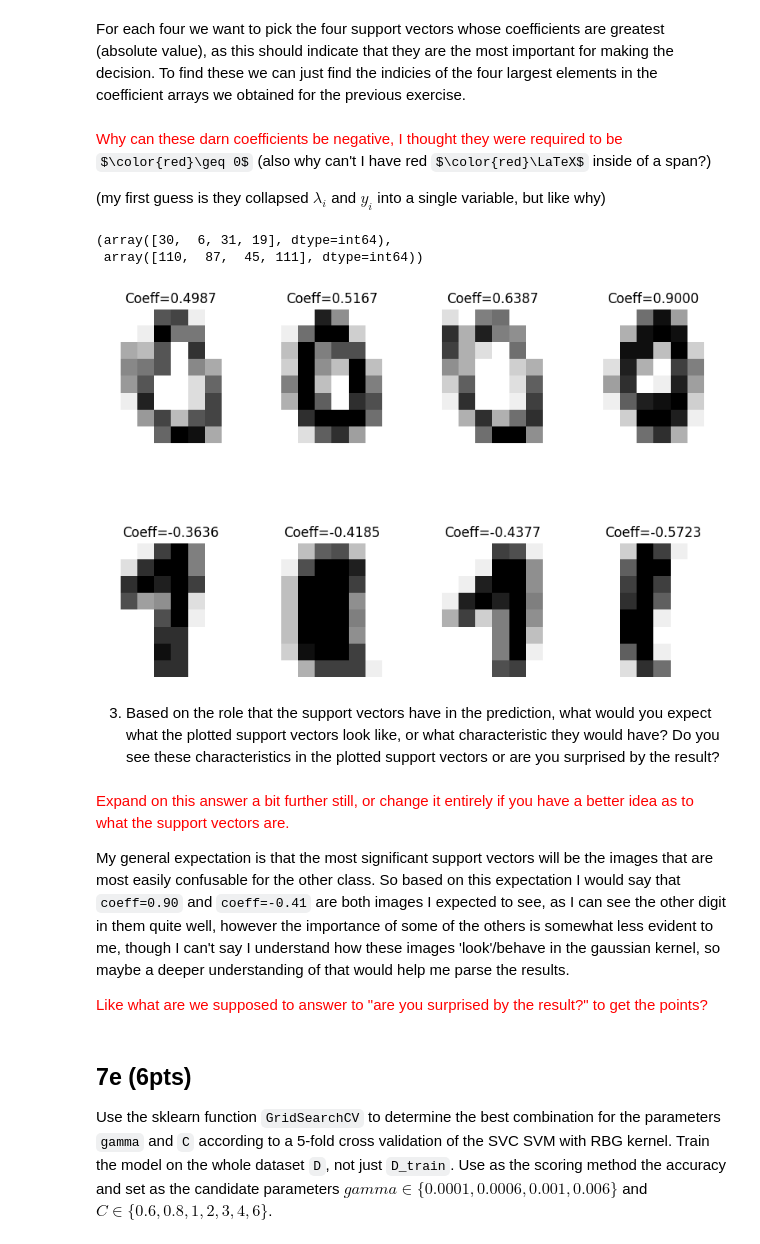
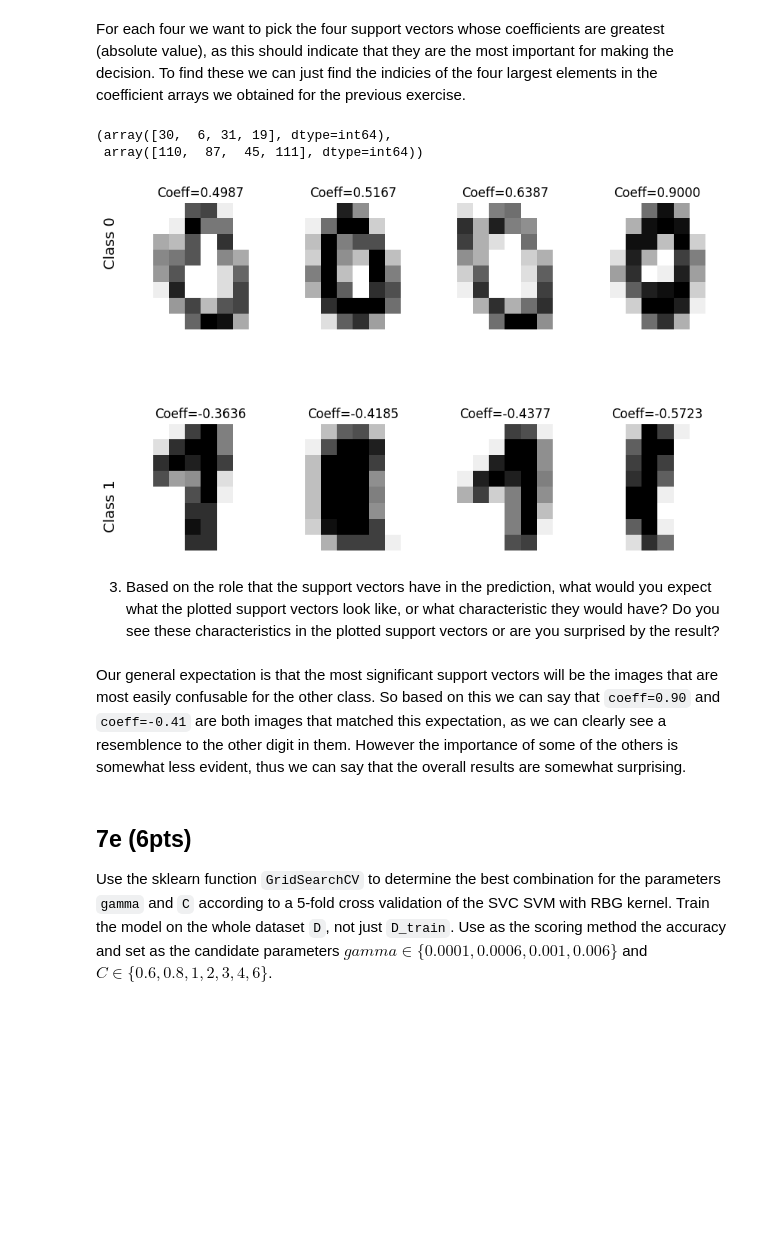
Before and after one commit to school-Tygo-van-den-Hurk/TUe-2IIG0-Data-Mining-and-Machine-Learning-2024-2025, a Jupyter notebook: homework-1/question-7.ipynb, the cells around one changed output. Cells and saved outputs as stored; diff of their text form; code cells hidden in the pictures; some formulas as TeX source; blank space fills up the shorter version.

Commit message:
updated the visualizations and correct more typos

```diff
--- a/homework-1/question-7.ipynb
+++ b/homework-1/question-7.ipynb
@@ -107,10 +104,6 @@ Include screenshot of 7c I guess? --> just a screeshot of the previous code bloc
 2. Use the plotting function from the notebook to plot four of the support vectors for each class (four support vectors for class 0 and four for class 1) that are most influential for the SVM discriminating between class 0 and 1. Explain how and why you chose the plotted support vectors.
 # %% [markdown]
 For each four we want to pick the four support vectors whose coefficients are greatest (absolute value), as this should indicate that they are the most important for making the decision. To find these we can just find the indicies of the four largest elements in the coefficient arrays we obtained for the previous exercise.
-# %% [markdown]
-<span style='color:red'>Why can these darn coefficients be negative, I thought they were required to be</span> $\color{red}\geq 0$ (also why can't I have red $\color{red}\LaTeX$ inside of a span?)
-
-(my first guess is they collapsed $\lambda_i$ and $y_i$ into a single variable, but like why)
 # %%
 #get the indicies of the four most significant support vectors in each class (with respect to the other class)
 significant_0to1 = np.abs(supp_coef_0to1).argsort()[-4:] #abs is not needed as all are >= 0
@@ -120,28 +113,28 @@ significant_0to1, significant_1to0
 (array([30,  6, 31, 19], dtype=int64),
  array([110,  87,  45, 111], dtype=int64))
 # %%
-_, axes = plt.subplots(nrows=2, ncols=4, figsize=(10, 7)) # get the plot
+fig, axes = plt.subplots(nrows=2, ncols=4, figsize=(10, 7)) # get the plot
+
+fig.text(0.08, 0.75, "Class 0", fontsize=14, rotation=90, va='center')
+fig.text(0.08, 0.25, "Class 1", fontsize=14, rotation=90, va='center')
+
 #plot of the SVs of class 0
 for ax, image, label in zip(axes[0, :], clf.support_vectors_[significant_0to1], supp_coef_0to1[significant_0to1]):
     ax.set_axis_off()
     ax.imshow(image.reshape(8,8), cmap=plt.cm.gray_r, interpolation="nearest")
     ax.set_title("Coeff=%.4f" % label)
 #plot of the SVs of class 1
 for ax, image, label in zip(axes[1, :], clf.support_vectors_[significant_1to0], supp_coef_1to0[(significant_1to0 - clf.n_support_[0])]):
     ax.set_axis_off()
     ax.imshow(image.reshape(8,8), cmap=plt.cm.gray_r, interpolation="nearest")
     ax.set_title("Coeff=%.4f" % label)
 # %% [output]
-[figure, old version]
+[figure, new version]
 # %% [markdown]
 3. Based on the role that the support vectors have in the prediction, what would you expect what the plotted support vectors look like, or what characteristic they would have? Do you see these characteristics in the plotted support vectors or are you surprised by the result?
 # %% [markdown]
-<span style='color:red'>Expand on this answer a bit further still, or change it entirely if you have a better idea as to what the support vectors are.</span>
-
-My general expectation is that the most significant support vectors will be the images that are most easily confusable for the other class.
-So based on this expectation I would say that `coeff=0.90` and `coeff=-0.41` are both images I expected to see, as I can see the other digit in them quite well, however the importance of some of the others is somewhat less evident to me, though I can't say I understand how these images 'look'/behave in the gaussian kernel, so maybe a deeper understanding of that would help me parse the results.
-
-<span style='color:red'>Like what are we supposed to answer to "are you surprised by the result?" to get the points?</span>
+Our general expectation is that the most significant support vectors will be the images that are most easily confusable for the other class.
+So based on this we can say that `coeff=0.90` and `coeff=-0.41` are both images that matched this expectation, as we can clearly see a resemblence to the other digit in them. However the importance of some of the others is somewhat less evident, thus we can say that the overall results are somewhat surprising.
 # %% [markdown]
 ## 7e (6pts)
 Use the sklearn function `GridSearchCV` to determine the best combination for the parameters `gamma` and `C` according to a 5-fold cross validation of the SVC SVM with RBG kernel. Train the model on the whole dataset `D`, not just `D_train`. Use as the scoring method the accuracy and set as the candidate parameters $gamma \in \{0.0001,0.0006,0.001,0.006\}$ and $C \in \{0.6,0.8,1,2,3,4,6\}$.
```
Also changed, not shown: parts of 9 cells of this notebook.
